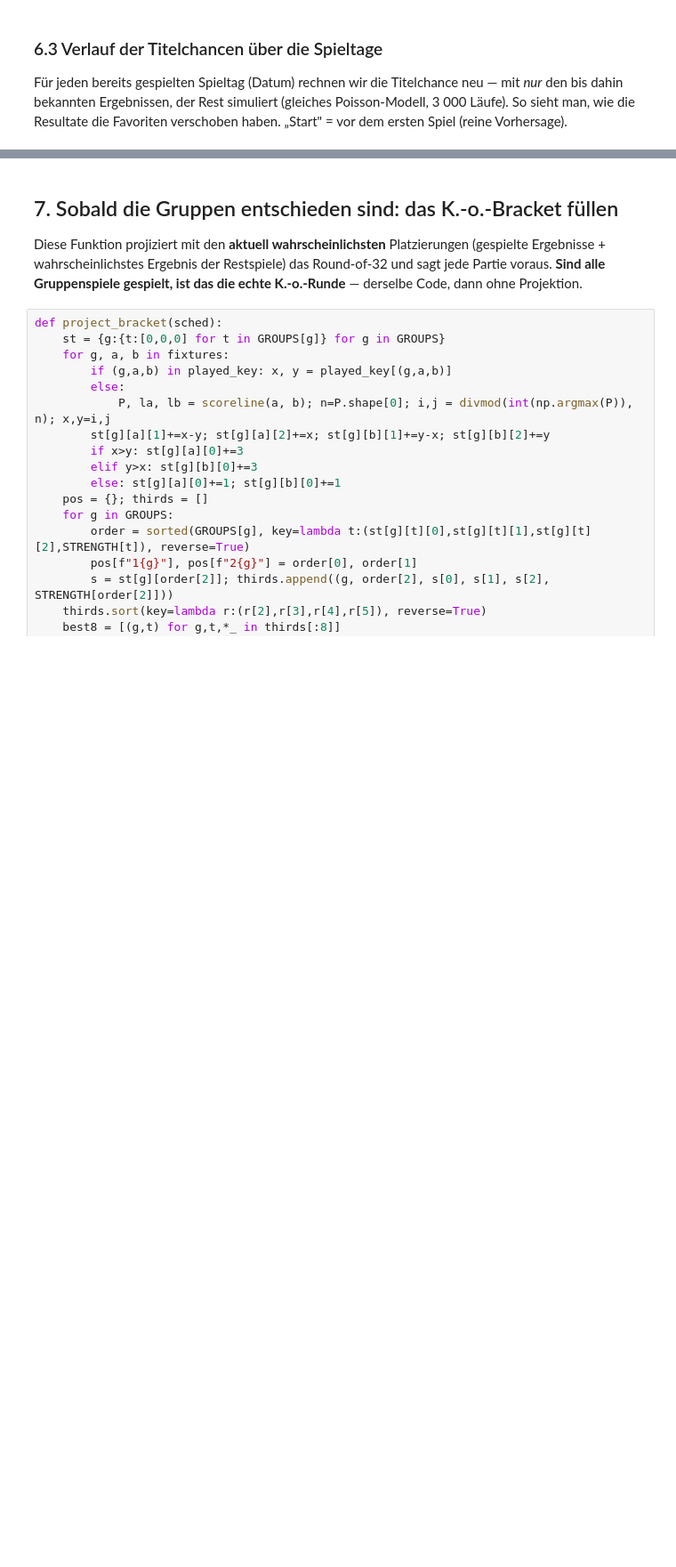
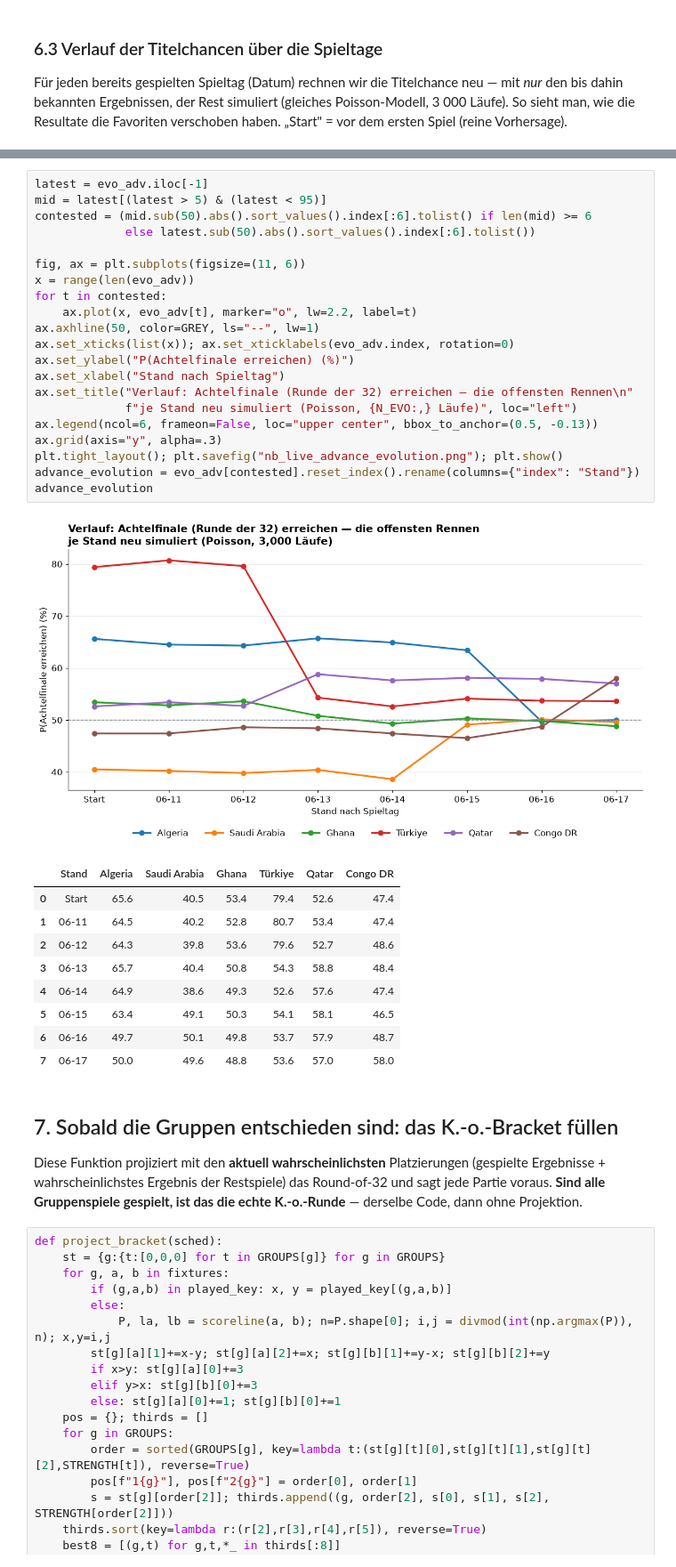
Before and after one commit to Deskaunedsei1983/wc2026-cl01, a Jupyter notebook: wc2026_live_update.ipynb, the cells around one changed output, grey strips where cells are left out. Shown at 89% size. Drawn from its saved outputs; the diff is of its cells as text; blank space fills up the shorter version.

```diff
--- a/wc2026_live_update.ipynb
+++ b/wc2026_live_update.ipynb
@@ -586,3 +610,35 @@ evolution
+# %%
+latest = evo_adv.iloc[-1]
+mid = latest[(latest > 5) & (latest < 95)]
+contested = (mid.sub(50).abs().sort_values().index[:6].tolist() if len(mid) >= 6
+             else latest.sub(50).abs().sort_values().index[:6].tolist())
+
+fig, ax = plt.subplots(figsize=(11, 6))
+x = range(len(evo_adv))
+for t in contested:
+    ax.plot(x, evo_adv[t], marker="o", lw=2.2, label=t)
+ax.axhline(50, color=GREY, ls="--", lw=1)
+ax.set_xticks(list(x)); ax.set_xticklabels(evo_adv.index, rotation=0)
+ax.set_ylabel("P(Achtelfinale erreichen) (%)")
+ax.set_xlabel("Stand nach Spieltag")
+ax.set_title("Verlauf: Achtelfinale (Runde der 32) erreichen — die offensten Rennen\n"
+             f"je Stand neu simuliert (Poisson, {N_EVO:,} Läufe)", loc="left")
+ax.legend(ncol=6, frameon=False, loc="upper center", bbox_to_anchor=(0.5, -0.13))
+ax.grid(axis="y", alpha=.3)
+plt.tight_layout(); plt.savefig("nb_live_advance_evolution.png"); plt.show()
+advance_evolution = evo_adv[contested].reset_index().rename(columns={"index": "Stand"})
+advance_evolution
+# %% [output]
+[figure, added]
+|  | Stand | Algeria | Saudi Arabia | Ghana | Türkiye | Qatar | Congo DR |
+| 0 | Start | 65.6 | 40.5 | 53.4 | 79.4 | 52.6 | 47.4 |
+| 1 | 06-11 | 64.5 | 40.2 | 52.8 | 80.7 | 53.4 | 47.4 |
+| 2 | 06-12 | 64.3 | 39.8 | 53.6 | 79.6 | 52.7 | 48.6 |
+| 3 | 06-13 | 65.7 | 40.4 | 50.8 | 54.3 | 58.8 | 48.4 |
+| 4 | 06-14 | 64.9 | 38.6 | 49.3 | 52.6 | 57.6 | 47.4 |
+| 5 | 06-15 | 63.4 | 49.1 | 50.3 | 54.1 | 58.1 | 46.5 |
+| 6 | 06-16 | 49.7 | 50.1 | 49.8 | 53.7 | 57.9 | 48.7 |
+| 7 | 06-17 | 50.0 | 49.6 | 48.8 | 53.6 | 57.0 | 58.0 |
 # %% [markdown]
 ## 7. Sobald die Gruppen entschieden sind: das K.-o.-Bracket füllen
 
```
Also changed, not shown: parts of 10 cells of this notebook, 5 other files.
